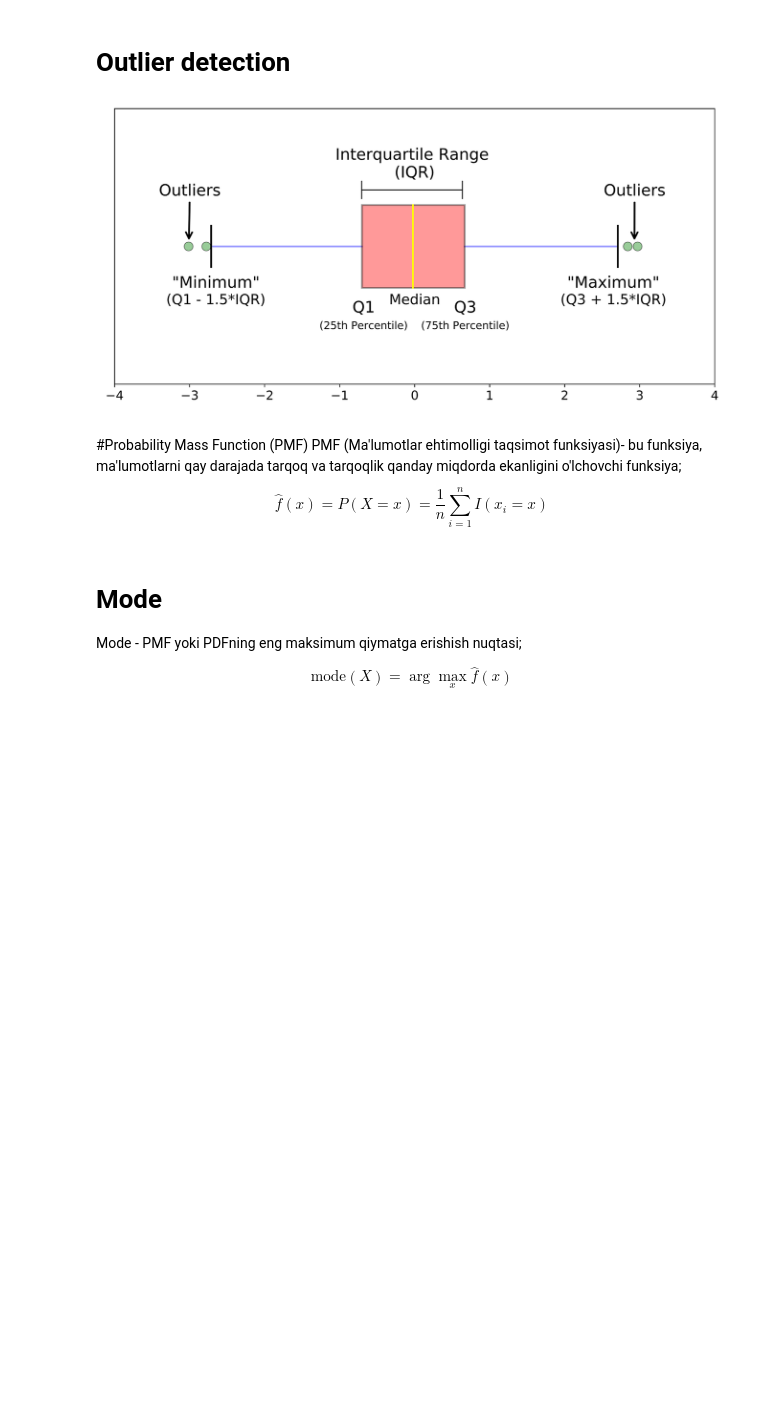
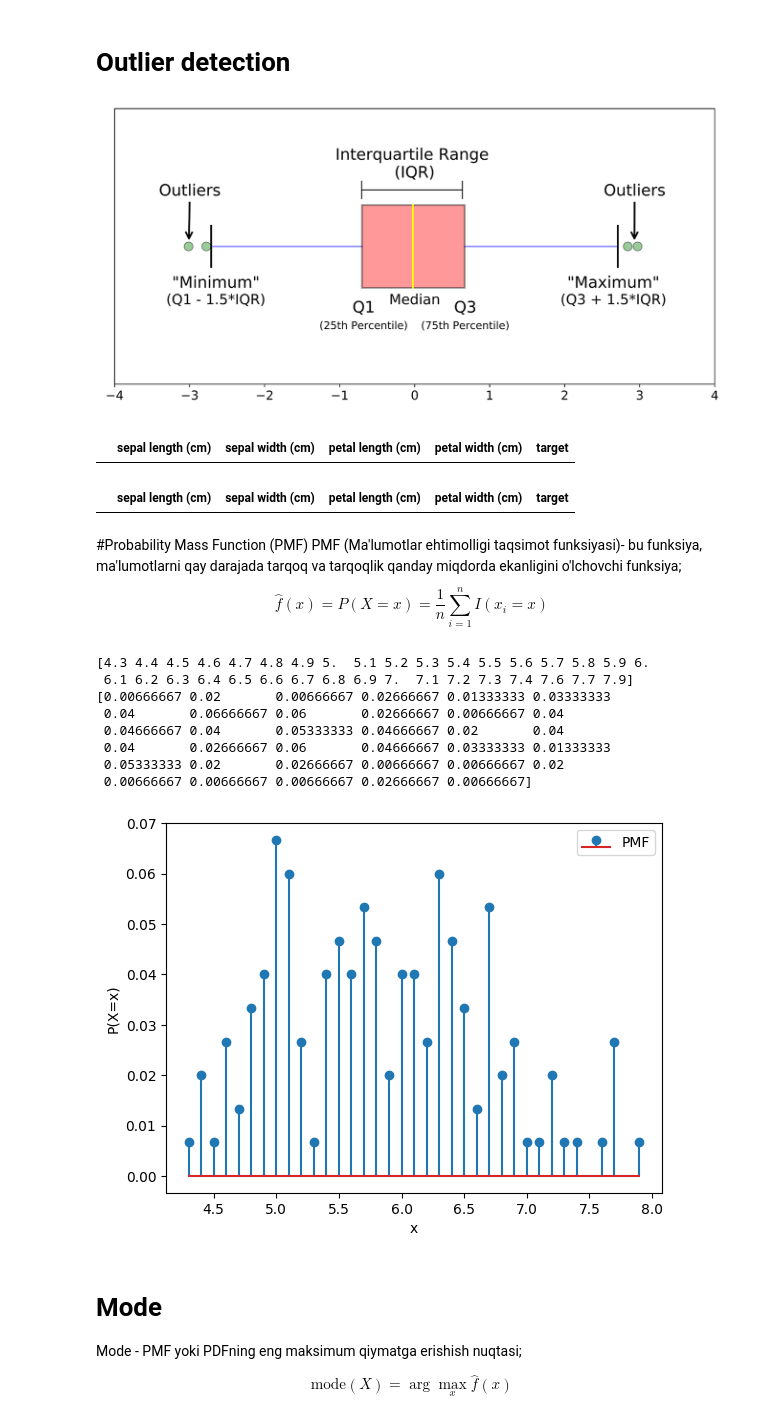
Before and after one commit to ZikrullaRaxmatov/Zako_AI_Lessons, a Jupyter notebook: DataAnalysis_W1_2.ipynb, the cells around one changed output. Drawn from its saved outputs; the diff is of its cells as text; code cells hidden in the pictures; blank space fills up the shorter version.

```diff
--- a/DataAnalysis_W1_2.ipynb
+++ b/DataAnalysis_W1_2.ipynb
@@ -151,3 +179,11 @@ TypeError: can't multiply sequence by non-int of type 'float'
+# %%
+min_outlier
+# %% [output]
+|  | sepal length (cm) | sepal width (cm) | petal length (cm) | petal width (cm) | target |
+# %%
+max_outlier
+# %% [output]
+|  | sepal length (cm) | sepal width (cm) | petal length (cm) | petal width (cm) | target |
 # %% [markdown]
 #Probability Mass Function (PMF)
 PMF (Ma'lumotlar ehtimolligi taqsimot funksiyasi)- bu funksiya, ma'lumotlarni qay darajada tarqoq va tarqoqlik qanday miqdorda ekanligini o'lchovchi funksiya;
@@ -159,3 +191,27 @@ def calculate_pmf(data_list):
+# %%
+# PMF
+def calculate_pmf(data_list):
+  unique_values, counts = np.unique(data_list, return_counts=True)
+  pmf = counts / len(data_list)
+  return unique_values, pmf
+unique_val, pmf = calculate_pmf(data_array)
+print(unique_val)
+print(pmf)
+plt.stem(unique_val, pmf, label='PMF')
+plt.xlabel('x')
+plt.ylabel('P(X=x)')
+plt.legend()
+plt.show()
+# %% [output]
+[4.3 4.4 4.5 4.6 4.7 4.8 4.9 5.  5.1 5.2 5.3 5.4 5.5 5.6 5.7 5.8 5.9 6.
+ 6.1 6.2 6.3 6.4 6.5 6.6 6.7 6.8 6.9 7.  7.1 7.2 7.3 7.4 7.6 7.7 7.9]
+[0.00666667 0.02       0.00666667 0.02666667 0.01333333 0.03333333
+ 0.04       0.06666667 0.06       0.02666667 0.00666667 0.04
+ 0.04666667 0.04       0.05333333 0.04666667 0.02       0.04
+ 0.04       0.02666667 0.06       0.04666667 0.03333333 0.01333333
+ 0.05333333 0.02       0.02666667 0.00666667 0.00666667 0.02
+ 0.00666667 0.00666667 0.00666667 0.02666667 0.00666667]
+[figure, added]
 # %% [markdown]
 #  Mode
 Mode - PMF yoki PDFning eng maksimum qiymatga erishish nuqtasi;
```
Also changed, not shown: parts of 14 cells of this notebook.
